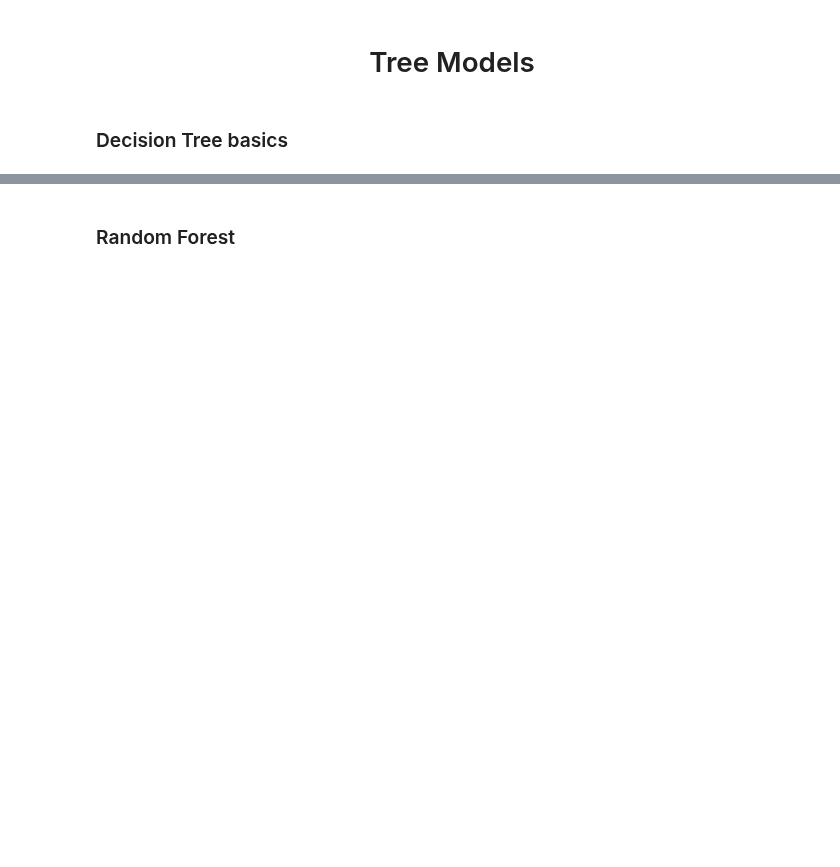
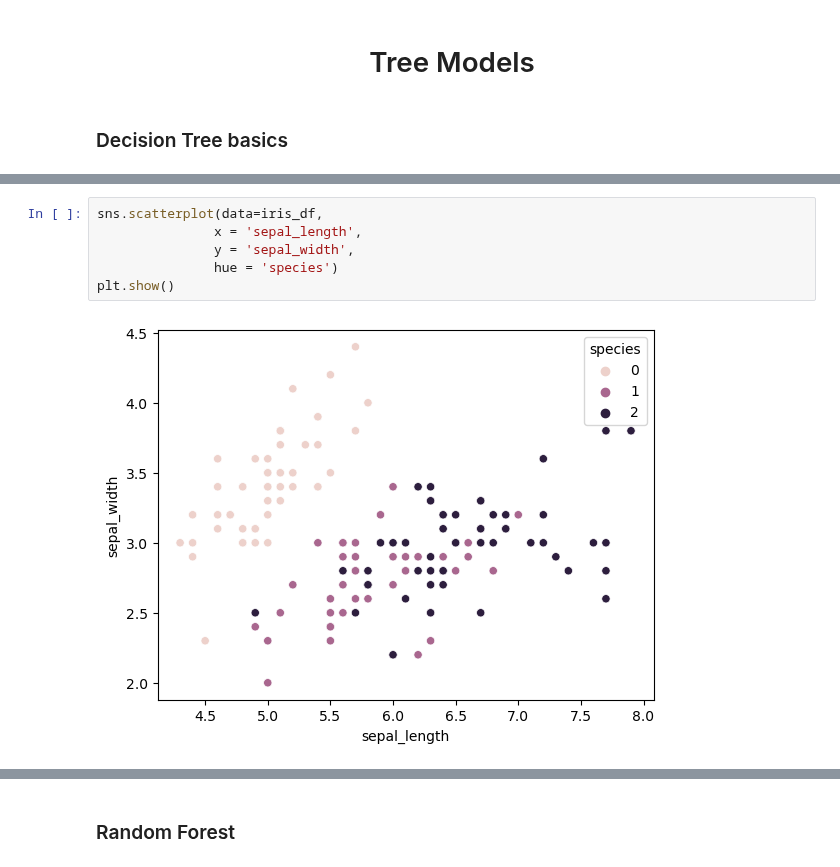
Before and after one commit to honghanhh/py40a12l2, a Jupyter notebook: lectures/lecture6/trees.ipynb, the cells around one changed output, grey strips where cells are left out. Drawn from its saved outputs; the diff is of its cells as text; blank space fills up the shorter version.

```diff
--- a/lectures/lecture6/trees.ipynb
+++ b/lectures/lecture6/trees.ipynb
@@ -4,0 +42,8 @@
+# %%
+sns.scatterplot(data=iris_df,
+               x = 'sepal_length',
+               y = 'sepal_width',
+               hue = 'species')
+plt.show()
+# %% [output]
+[figure, added]
```
Also changed, not shown: parts of 14 cells of this notebook, 12 other files.
